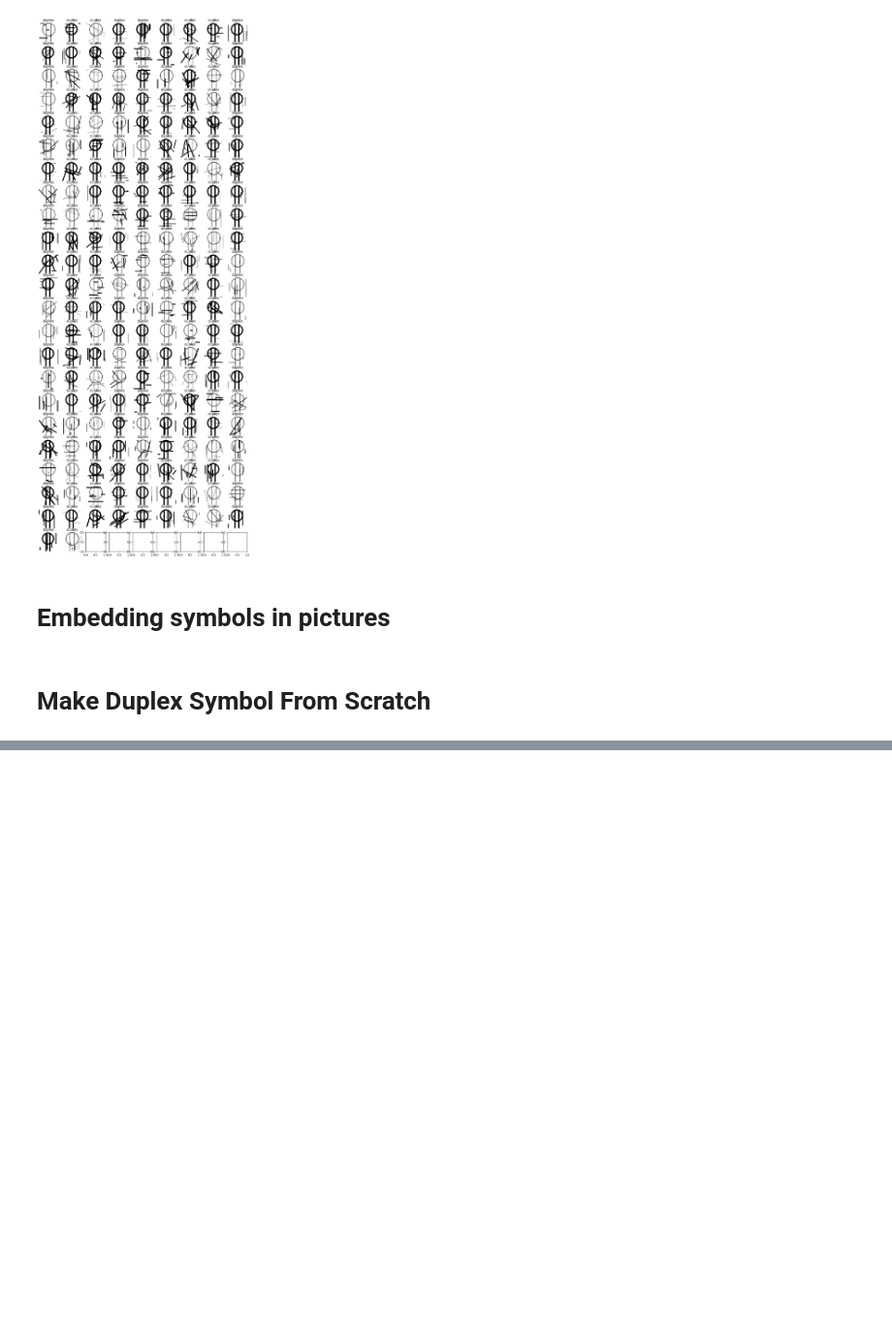
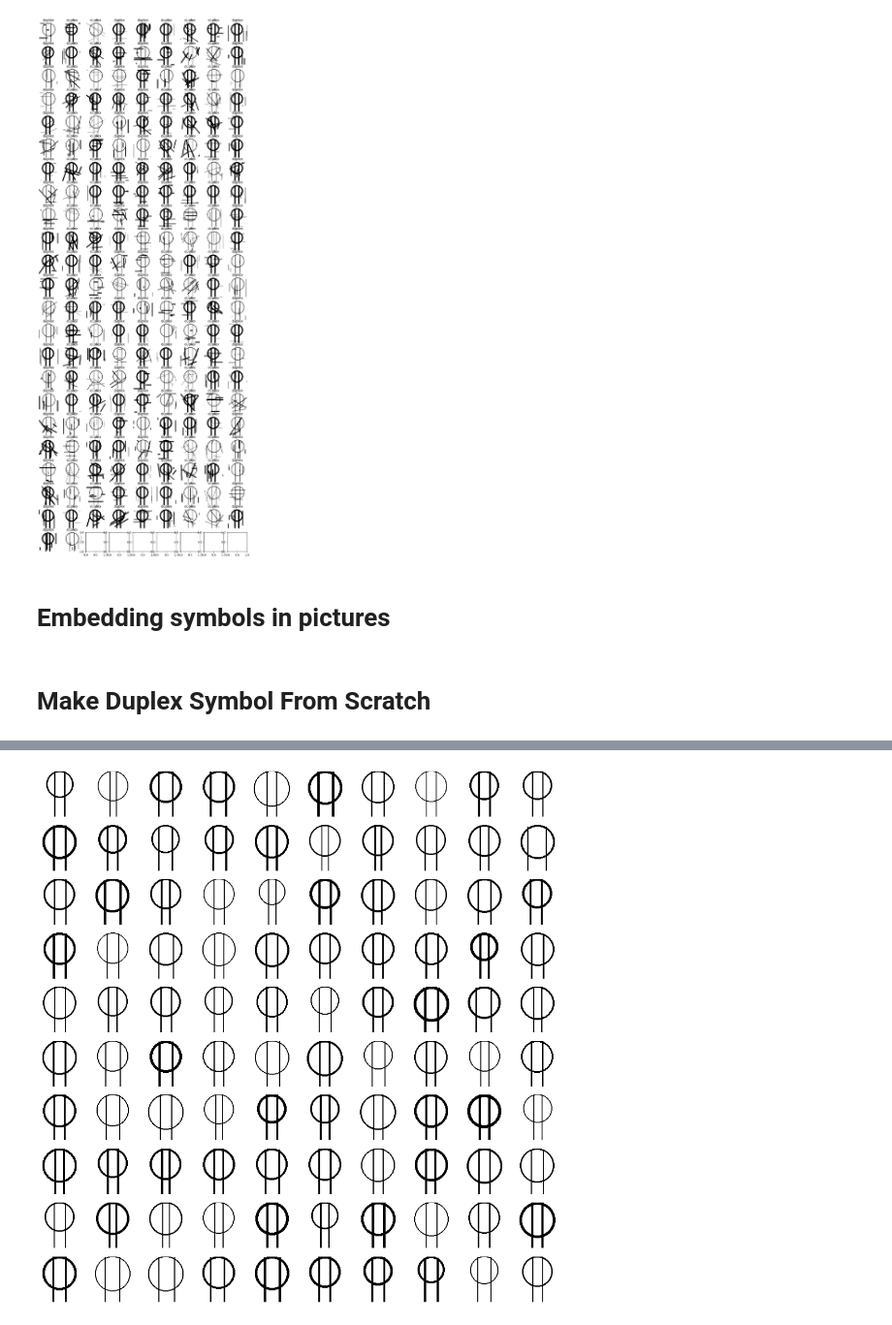
Before and after one commit to rdstern90/DSBA-6165-Project, a Jupyter notebook: Training Data Creation/train_data_creation.ipynb, the cells around one changed output, grey strips where cells are left out. Shown at 97% size. Cells and saved outputs as stored; diff of their text form; code cells hidden in the pictures; blank space fills up the shorter version.

Commit message:
drawing duplex symbols improvements

```diff
--- a/Training Data Creation/train_data_creation.ipynb
+++ b/Training Data Creation/train_data_creation.ipynb
@@ -157,3 +157,18 @@ with open(os.path.join(output_path.replace('png','txt')), 'a') as f:
     f.write(yolo_data)
 # %% [markdown]
 # Make Duplex Symbol From Scratch
+# %%
+def plot_images(images_list):
+    num_images = len(images_list)
+    num_rows = math.ceil(math.sqrt(num_images))
+    num_cols = math.ceil(num_images / num_rows)
+
+    fig, axes = plt.subplots(nrows=num_rows, ncols=num_cols, figsize=(10, 10))
+    axes = axes.flatten()
+
+    for i, img in enumerate(images_list):
+        axes[i].imshow(img)
+        axes[i].axis('off')
+
+    plt.tight_layout()
+    plt.show()
@@ -205,0 +236,8 @@ for x in range(1000):
+# %%
+# just display images for testing purposes
+img_list = []
+for x in range(100):
+    img_list.append(draw_duplex_symbol())
+plot_images(img_list)
+# %% [output]
+[figure, added]
```
Also changed, not shown: parts of 3 cells of this notebook.
